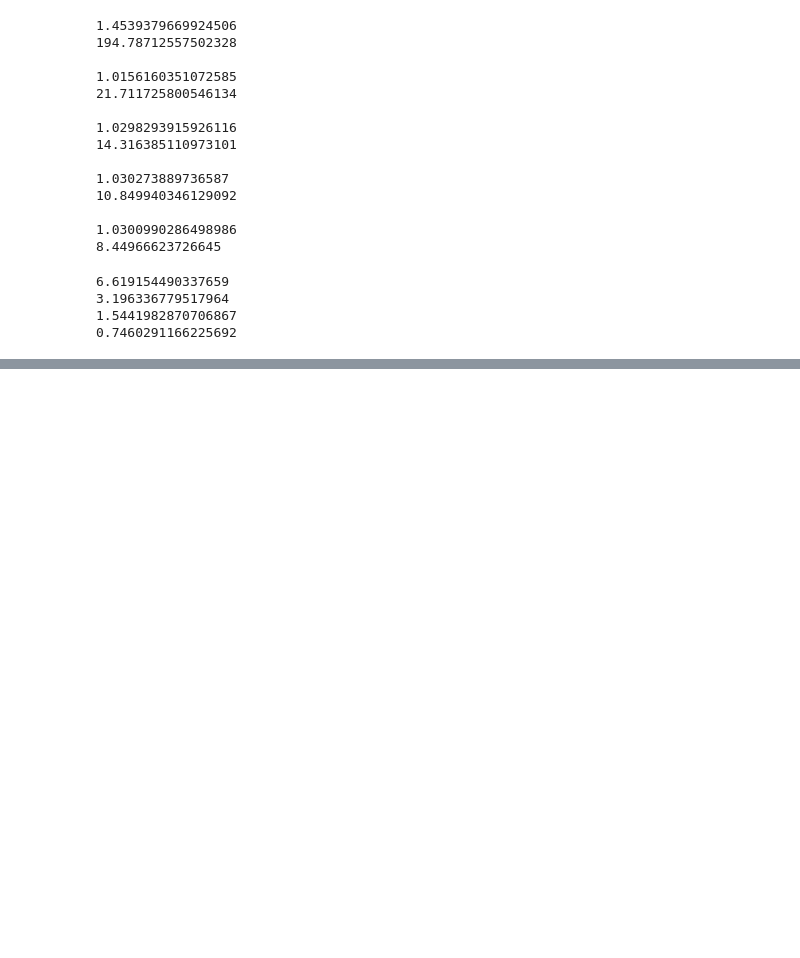
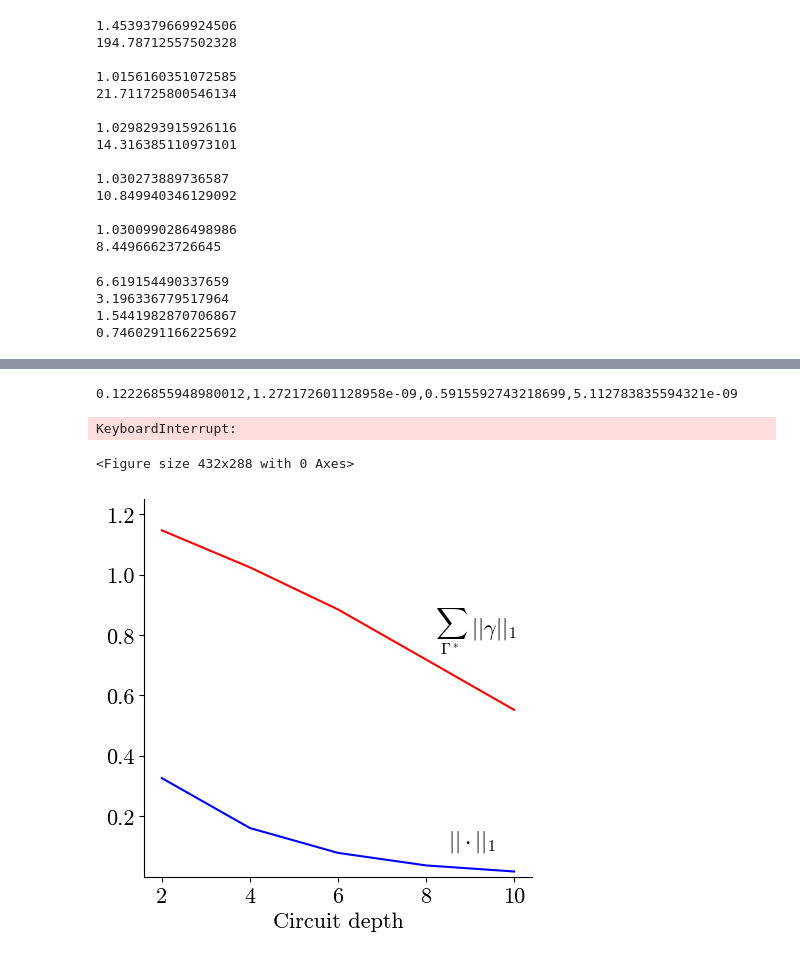
Before and after one commit to reionize/local-scrambling, a Jupyter notebook: state scrambling.ipynb, the cells around one changed output, grey strips where cells are left out. Cells and saved outputs as stored; diff of their text form; code cells hidden in the pictures; blank space fills up the shorter version.

```diff
--- a/state scrambling.ipynb
+++ b/state scrambling.ipynb
@@ -575,0 +552,35 @@ print(coeffs_trace_norm_2_i(c, 10, configs_dw(10, 4)))
+# %%
+#compute 1-norm for trapezoid circuit, q = 4, a = 6
+#minimum depth for q = 4, a = 6 is l = 3
+q = 4
+a = 6
+table = []
+for l in [4, 6, 8, 10]:
+    n = a + 2*(l-1)
+    c1 = coeffs_product_state(q, n, l, 1)[-1]
+    f2 = open('output/coeffs_trap_product_state_' + str(q) + '_' + str(a) + '_' + str(l) + '_1', 'r')
+    c2 = list(map(float, f2.read().split('\n\n')[l-1].split('\n')))
+    f2.close()
+    fc = open('output/configs_dw_' + str(n) + '_' + str(a), 'r')
+    cc = fc.read().split('\n')
+    fc.close()
+    cc.pop()
+    cc = list(map(int, cc))
+    dw = {}
+    for ci in cc:
+        dw[format(ci, '0'+str(n)+'b')] = ci
+    result = ''
+    result += str(np.sum([c1[ci] for ci in cc]) * q**(2*n)) + ','
+    result += str(coeffs_trace_norm_2(c1, n, dw)) + ','
+    print()
+    result += str(np.sum([c2[ci] for ci in cc]) * q**(2*n)) + ','
+    result += str(coeffs_trace_norm_2(c2, n, dw))
+    #full circuit triangle inequality, 1 norm; trapezoidal circuit triangle inequality, 1 norm
+    table.append(result)
+    print(result)
+f = open('output/compare_' + str(q) + '_' + str(a), 'w')
+f.writelines('%s\n' % e for e in table)
+f.close()
+# %% [output]
+0.12226855948980012,1.272172601128958e-09,0.5915592743218699,5.112783835594321e-09
+KeyboardInterrupt:
@@ -575,0 +590,39 @@ print(coeffs_trace_norm_2_i(c, 10, configs_dw(10, 4)))
+# %%
+#plot 1-norm and triangle inequality bound for entire and trapezoid circuits, q = 2, a = 4
+q = 2
+a = 4
+table = []
+f = open('output/compare_' + str(q) + '_' + str(a), 'r')
+for row in [2, 4, 6, 8, 10]:
+    table.append(list(map(float, f.readline().split(','))))
+f.close()
+plt.clf()
+fig, ax = plt.subplots()
+ax.spines['right'].set_visible(False)
+ax.spines['top'].set_visible(False)
+plt.plot([2, 4, 6, 8, 10], [row[1] for row in table], color='b', linewidth=1.5)
+plt.plot([2, 4, 6, 8, 10], [row[2] for row in table], color='r', linewidth=1.5)
+plt.xlabel('Circuit depth')
+#plt.ylabel('Label')
+#plt.title('Title')
+fig.set_size_inches(5, 5)
+fig.set_dpi(100)
+frame = plt.gca()
+#frame.axes.get_yaxis().set_visible(False)
+plt.rcParams.update({'font.size': 16})
+#plt.rcParams.update({'font.family': 'cmss10', 'mathtext.fontset': 'stixsans'})
+plt.rcParams.update({'font.family': 'cmr10', 'mathtext.fontset': 'cm'})
+#plt.grid(True)
+#plt.legend(bbox_to_anchor=(1, 1), loc='upper right')
+plt.ylim([0, 1.25])
+plt.yticks([0.2, 0.4, 0.6, 0.8, 1, 1.2])
+plt.text(8.2, 0.8, r'$\sum_{\Gamma^*} \,\, \vert\vert\gamma\vert\vert_1$', horizontalalignment='left')
+plt.text(8.5, 0.1, r'$\vert\vert\cdot\vert\vert_1$', horizontalalignment='left')
+#plt.text(8.2, 0.8, r'$\sum_* \,\, \vert\vert\gamma\vert\vert_1$', horizontalalignment='left', fontsize=18)
+#plt.text(8.5, 0.1, r'$\vert\vert\cdot\vert\vert_1$', horizontalalignment='left', fontsize=18)
+#plt.xlim([2, 10.5])
+#plt.show()
+plt.savefig('plots/compare_2_4_r.pdf', bbox_inches='tight', pad_inches=0, transparent=True)
+# %% [output]
+<Figure size 432x288 with 0 Axes>
+[figure, added]
```
Also changed, not shown: parts of 18 cells of this notebook, 1 other file.
